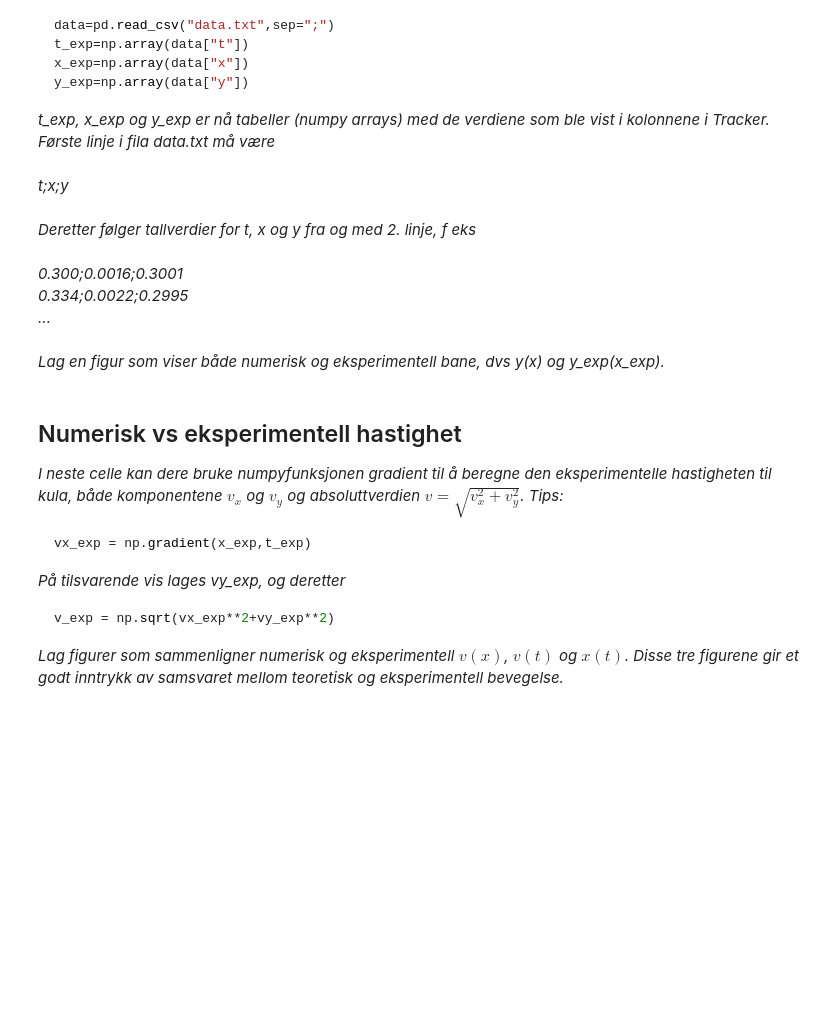
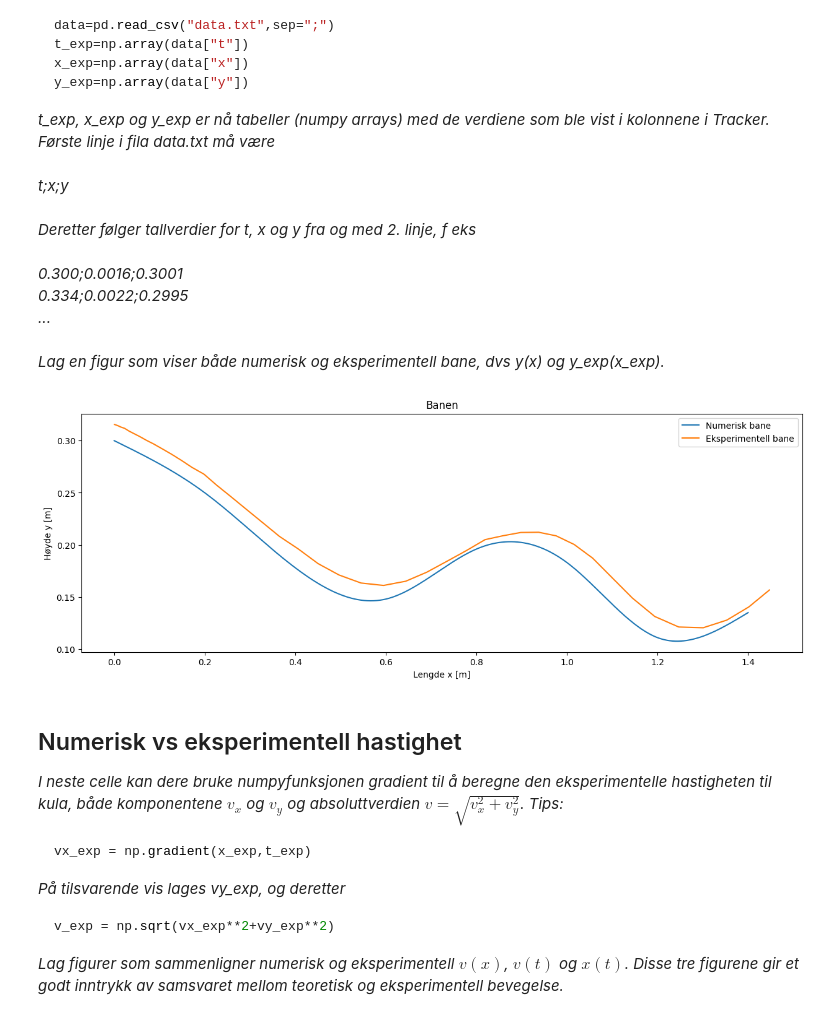
Before and after one commit to theodorklauritzen/TFY4115_lab, a Jupyter notebook: Rapport.ipynb, the cells around one changed output. Cells and saved outputs as stored; diff of their text form; code cells hidden in the pictures; blank space fills up the shorter version.

```diff
--- a/Rapport.ipynb
+++ b/Rapport.ipynb
@@ -199,9 +263,26 @@ Deretter følger tallverdier for t, x og y fra og med 2. linje, f eks <br><br>
 Lag en figur som viser både numerisk og eksperimentell bane, dvs y(x) og y_exp(x_exp).*
 # %%
 #Innlesing av eksperimentelle verdier for t, x og y
-
+import pandas as pd
+data=pd.read_csv("kule6.txt",sep=";")
+t_exp=np.array(data["t"])
+x_exp=np.array(data["x"])
+y_exp=np.array(data["y"])
 
 #Plotting av numerisk og eksperimentell bane
+fig, ax1 = plt.subplots(1, figsize=(15, 5))
+
+ax1.plot(x, y, label="Numerisk bane")
+ax1.plot(x_exp, y_exp, label="Eksperimentell bane")
+
+ax1.set_title("Banen")
+ax1.set_ylabel("Høyde y [m]")
+ax1.set_xlabel("Lengde x [m]")
+ax1.legend()
+
+plt.show()
+# %% [output]
+[figure, added]
 # %% [markdown]
 ## Numerisk vs eksperimentell hastighet
 
```
Also changed, not shown: parts of 5 cells of this notebook, 8 other files.
